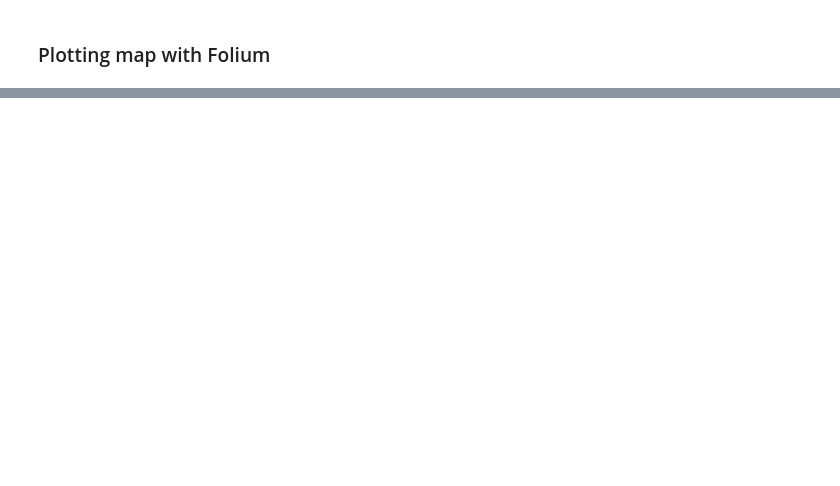
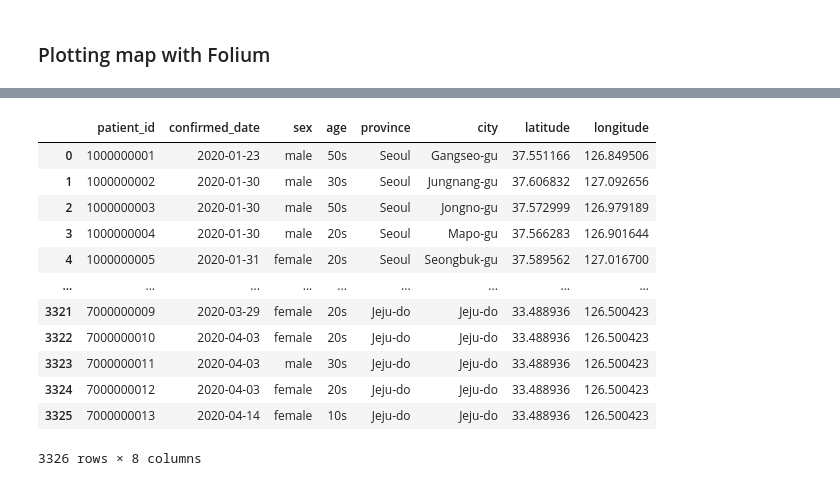
Before and after one commit to saitros/continuous_commit, a Jupyter notebook: Python/Visualization/Kor_COVID_19_Visualize.ipynb, the cells around one changed output, grey strips where cells are left out. Drawn from its saved outputs; the diff is of its cells as text; code cells hidden in the pictures; blank space fills up the shorter version.

```diff
--- a/Python/Visualization/Kor_COVID_19_Visualize.ipynb
+++ b/Python/Visualization/Kor_COVID_19_Visualize.ipynb
@@ -358,0 +411,7 @@ m
+# %%
+df_patientinfo = pd.read_csv('PatientInfo.csv')
+df_region = pd.read_csv('Region.csv')
+# %%
+# PatientInfo, Region 에서 필요한 부분 병합
+
+regional_patient = pd.merge(df_patientinfo[['patient_id','confirmed_date','sex','age','province','city']],df_region[['province','city','latitude','longitude']], how = 'left', on = ['province','city'])
@@ -358,0 +455,16 @@ m
+# %%
+regional_patient
+# %% [output]
+|  | patient_id | confirmed_date | sex | age | province | city | latitude | longitude |
+| 0 | 1000000001 | 2020-01-23 | male | 50s | Seoul | Gangseo-gu | 37.551166 | 126.849506 |
+| 1 | 1000000002 | 2020-01-30 | male | 30s | Seoul | Jungnang-gu | 37.606832 | 127.092656 |
+| 2 | 1000000003 | 2020-01-30 | male | 50s | Seoul | Jongno-gu | 37.572999 | 126.979189 |
+| 3 | 1000000004 | 2020-01-30 | male | 20s | Seoul | Mapo-gu | 37.566283 | 126.901644 |
+| 4 | 1000000005 | 2020-01-31 | female | 20s | Seoul | Seongbuk-gu | 37.589562 | 127.016700 |
+| ... | ... | ... | ... | ... | ... | ... | ... | ... |
+| 3321 | 7000000009 | 2020-03-29 | female | 20s | Jeju-do | Jeju-do | 33.488936 | 126.500423 |
+| 3322 | 7000000010 | 2020-04-03 | female | 20s | Jeju-do | Jeju-do | 33.488936 | 126.500423 |
+| 3323 | 7000000011 | 2020-04-03 | male | 30s | Jeju-do | Jeju-do | 33.488936 | 126.500423 |
+| 3324 | 7000000012 | 2020-04-03 | female | 20s | Jeju-do | Jeju-do | 33.488936 | 126.500423 |
+| 3325 | 7000000013 | 2020-04-14 | female | 10s | Jeju-do | Jeju-do | 33.488936 | 126.500423 |
+3326 rows × 8 columns
```
Also changed, not shown: parts of 19 cells of this notebook.
